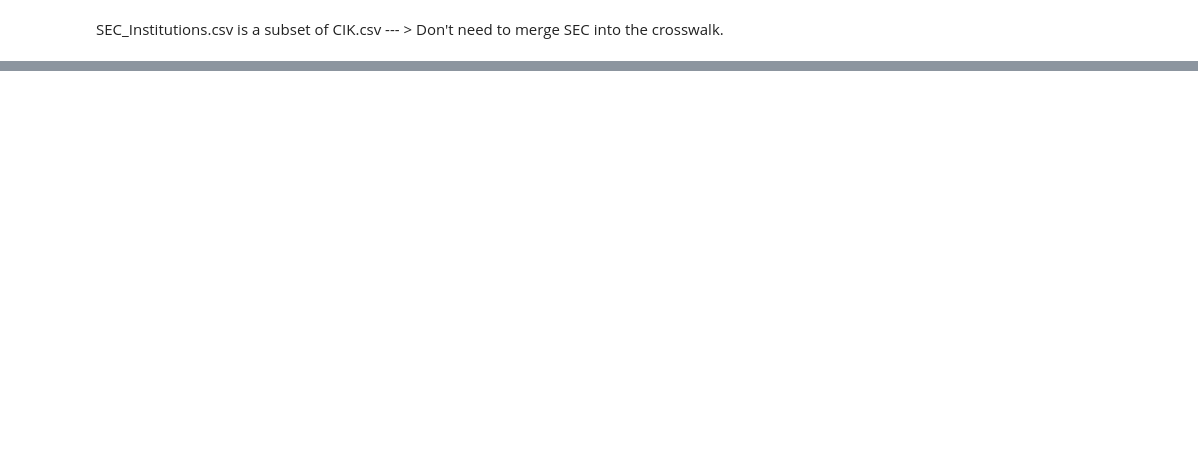
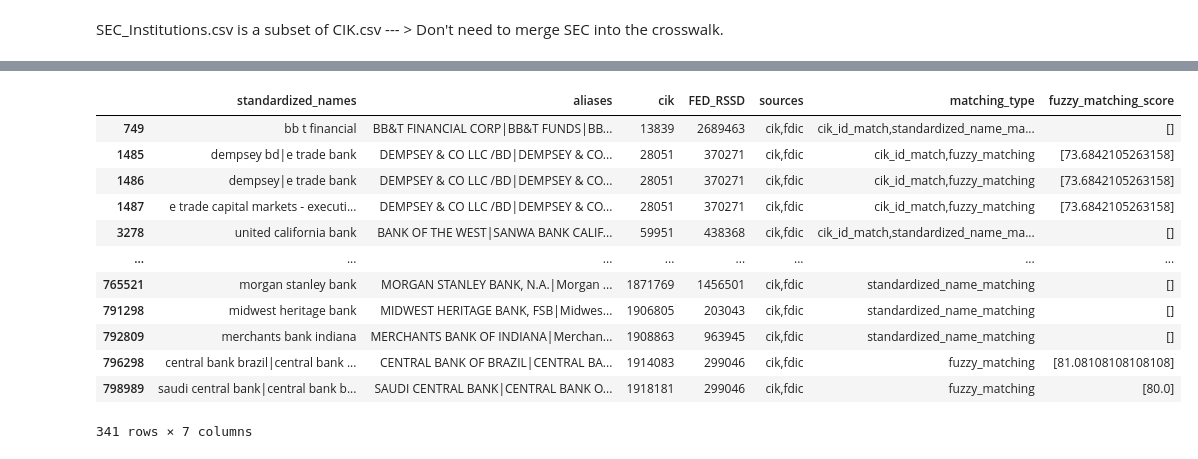
Before and after one commit to judgelord/corporations-data, a Jupyter notebook: python/create_entity_crosswalk_notebook.ipynb, the cells around one changed output, grey strips where cells are left out. Drawn from its saved outputs; the diff is of its cells as text; code cells hidden in the pictures; blank space fills up the shorter version.

```diff
--- a/python/create_entity_crosswalk_notebook.ipynb
+++ b/python/create_entity_crosswalk_notebook.ipynb
@@ -772 +1263,7 @@ fuzzy_rows
+# %%
+merged['FED_RSSD'] = (
+    merged['FED_RSSD']
+    .str[0]
+    .astype('Int64')
+)
 # %%
@@ -774,0 +1289,16 @@ final_crosswalk_df = pd.concat([merged, remaining_fdic_df], ignore_index=True)
+# %%
+merged[merged['FED_RSSD'].notna()]
+# %% [output]
+|  | standardized_names | aliases | cik | FED_RSSD | sources | matching_type | fuzzy_matching_score |
+| 749 | bb t financial | BB&T FINANCIAL CORP|BB&T FUNDS|BB... | 13839 | 2689463 | cik,fdic | cik_id_match,standardized_name_ma... | [] |
+| 1485 | dempsey bd|e trade bank | DEMPSEY & CO LLC /BD|DEMPSEY & CO... | 28051 | 370271 | cik,fdic | cik_id_match,fuzzy_matching | [73.6842105263158] |
+| 1486 | dempsey|e trade bank | DEMPSEY & CO LLC /BD|DEMPSEY & CO... | 28051 | 370271 | cik,fdic | cik_id_match,fuzzy_matching | [73.6842105263158] |
+| 1487 | e trade capital markets - executi... | DEMPSEY & CO LLC /BD|DEMPSEY & CO... | 28051 | 370271 | cik,fdic | cik_id_match,fuzzy_matching | [73.6842105263158] |
+| 3278 | united california bank | BANK OF THE WEST|SANWA BANK CALIF... | 59951 | 438368 | cik,fdic | cik_id_match,standardized_name_ma... | [] |
+| ... | ... | ... | ... | ... | ... | ... | ... |
+| 765521 | morgan stanley bank | MORGAN STANLEY BANK, N.A.|Morgan ... | 1871769 | 1456501 | cik,fdic | standardized_name_matching | [] |
+| 791298 | midwest heritage bank | MIDWEST HERITAGE BANK, FSB|Midwes... | 1906805 | 203043 | cik,fdic | standardized_name_matching | [] |
+| 792809 | merchants bank indiana | MERCHANTS BANK OF INDIANA|Merchan... | 1908863 | 963945 | cik,fdic | standardized_name_matching | [] |
+| 796298 | central bank brazil|central bank ... | CENTRAL BANK OF BRAZIL|CENTRAL BA... | 1914083 | 299046 | cik,fdic | fuzzy_matching | [81.08108108108108] |
+| 798989 | saudi central bank|central bank b... | SAUDI CENTRAL BANK|CENTRAL BANK O... | 1918181 | 299046 | cik,fdic | fuzzy_matching | [80.0] |
+341 rows × 7 columns
```
Also changed, not shown: parts of 48 cells of this notebook, 1 other file.
